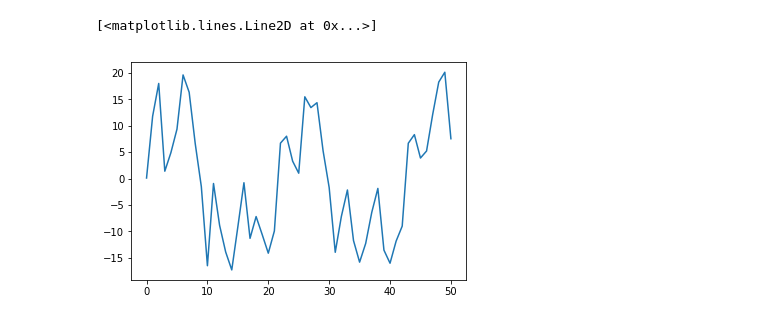
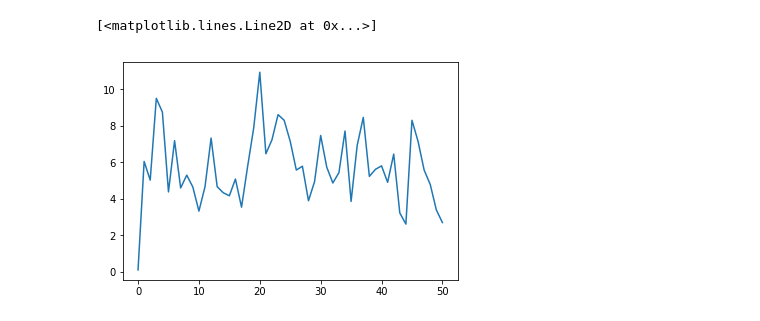
Before and after one commit to lindawangg/Survey-Nonlinear-Filters, a Jupyter notebook: ukf_example.ipynb, the cells around one changed output. Saved outputs shown, nothing was run; the diff lists cells and outputs as text; code cells hidden in the pictures.

```diff
--- a/ukf_example.ipynb
+++ b/ukf_example.ipynb
@@ -4,22 +4,25 @@ import matplotlib.pyplot as plt
 # %%
 np.random.seed(0)
 T = 50 # number of steps
 Q = 10 # process noise
 R = 1 # measurement noise
 
 # ground truth and measurements
 x = np.zeros(T+1)
 y = np.zeros(T+1)
 x[0] = 0.1
-y[0] = 0.05*x[0]**2 + np.random.normal(0, np.sqrt(R))
+#y[0] = 0.05*x[0]**2 + np.random.normal(0, np.sqrt(R))
+y[0] = x[0] + np.random.poisson(np.sqrt(R))
 for k in range(0,T):
-    x[k + 1] = 0.5*x[k] + 25*x[k]/(1+x[k]**2) + 8*np.cos(1.2*k) + np.random.normal(0, np.sqrt(Q))
-    y[k + 1] = 0.05*x[k+1]**2 + np.random.normal(0, np.sqrt(R))
+    #x[k + 1] = 0.5*x[k] + 25*x[k]/(1+x[k]**2) + 8*np.cos(1.2*k) + np.random.normal(0, np.sqrt(Q))
+    #y[k + 1] = 0.05*x[k+1]**2 + np.random.normal(0, np.sqrt(R))
+    x[k + 1] = 0.5*x[k] + np.random.poisson(np.sqrt(Q))
+    y[k + 1] = x[k+1] + np.random.poisson(np.sqrt(R))
 
 plt.plot(range(T+1), x)
 # %% [output]
 [<matplotlib.lines.Line2D at 0x...>]
-[figure, old version]
+[figure, new version]
 # %%
 # functions
 
```
Also changed, not shown: parts of 3 cells of this notebook, 6 other files.
